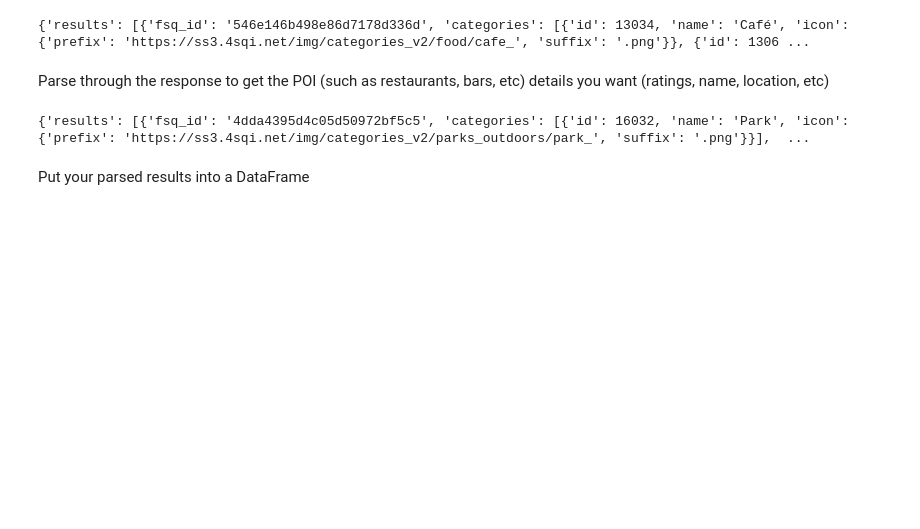
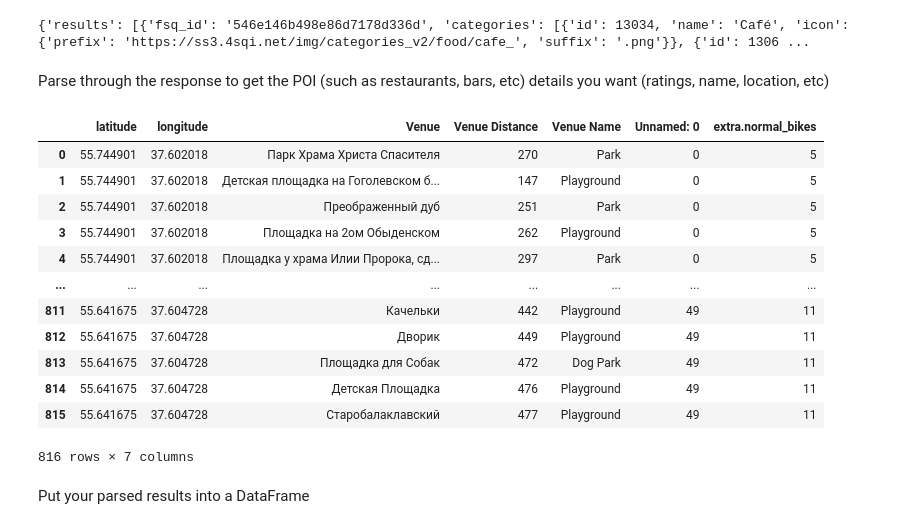
Before and after one commit to sarabmatharu/Python-LHL-Project, a Jupyter notebook: yelp_foursquare_EDA.ipynb, the cells around one changed output. Drawn from its saved outputs; the diff is of its cells as text; code cells hidden in the pictures; blank space fills up the shorter version.

```diff
--- a/yelp_foursquare_EDA.ipynb
+++ b/yelp_foursquare_EDA.ipynb
@@ -33,38 +36,53 @@ Parse through the response to get the POI (such as restaurants, bars, etc) detai
 def venues(latitudes, longitudes, radius=500):
 
     venues_list=[]
     for lat, lng in zip(latitudes, longitudes):
 
         # create the API request URL
         url = 'https://api.foursquare.com/v3/places/search?&radius={}&ll={},{}&categories=16032&limit=50'.format(radius,lat,lng)
 
         # make the GET request
 
         headers = {
            "accept": "application/json",
             "Authorization": "fsq35SDa90GGWN6ZJOPJfxjSenNzPmXZqHVpzMlSIqdrzpw="}
-        print(requests.get(url, headers=headers).json())
+        ## print(requests.get(url, headers=headers).json())
         results = requests.get(url, headers=headers).json()["results"]
 
         # return only relevant information for each nearby venue
         venues_list.append([(
             lat,
             lng,
             v['name'],
             v['distance'],
             v['categories'][0]['name']) for v in results])
 
     nearby_venues = pd.DataFrame([item for venue_list in venues_list for item in venue_list])
-    nearby_venues.columns = ['Neighbourhood Latitude',
-                  'Neighbourhood Longitude',
+    nearby_venues.columns = ['latitude',
+                  'longitude',
                   'Venue',
                   'Venue Distance',
                   'Venue Name']
     return(nearby_venues)
-nearby_venues = venues([55.7449006], [37.6020183], radius=500)
+## nearby_venues = venues([55.7449006,55.633750], [37.6020183,37.520553], radius=500)
+nearby_venues = venues(df_stations['latitude'].iloc[0:50], df_stations['longitude'].iloc[0:50], radius=500)
+## nearby_venues = venues([55.633750], [37.520553], radius=500)
 nearby_venues.to_csv('venues.csv')
-##df_name=
+nearby_venues = pd.merge(left = nearby_venues,right = df_stations,on=['latitude','longitude'])
+nearby_venues
 # %% [output]
+|  | latitude | longitude | Venue | Venue Distance | Venue Name | Unnamed: 0 | extra.normal_bikes |
+| 0 | 55.744901 | 37.602018 | Парк Храма Христа Спасителя | 270 | Park | 0 | 5 |
+| 1 | 55.744901 | 37.602018 | Детская площадка на Гоголевском б... | 147 | Playground | 0 | 5 |
+| 2 | 55.744901 | 37.602018 | Преображенный дуб | 251 | Park | 0 | 5 |
+| 3 | 55.744901 | 37.602018 | Площадка на 2ом Обыденском | 262 | Playground | 0 | 5 |
+| 4 | 55.744901 | 37.602018 | Площадка у храма Илии Пророка, сд... | 297 | Park | 0 | 5 |
+| ... | ... | ... | ... | ... | ... | ... | ... |
+| 811 | 55.641675 | 37.604728 | Качельки | 442 | Playground | 49 | 11 |
+| 812 | 55.641675 | 37.604728 | Дворик | 449 | Playground | 49 | 11 |
+| 813 | 55.641675 | 37.604728 | Площадка для Собак | 472 | Dog Park | 49 | 11 |
+| 814 | 55.641675 | 37.604728 | Детская Площадка | 476 | Playground | 49 | 11 |
+| 815 | 55.641675 | 37.604728 | Старобалаклавский | 477 | Playground | 49 | 11 |
-{'results': [{'fsq_id': '4dda4395d4c05d50972bf5c5', 'categories': [{'id': 16032, 'name': 'Park', 'icon': {'prefix': 'https://ss3.4sqi.net/img/categories_v2/parks_outdoors/park_', 'suffix': '.png'}}],  ...
+816 rows × 7 columns
 # %% [markdown]
 Put your parsed results into a DataFrame
```
Also changed, not shown: parts of 15 cells of this notebook, 7 other files.
